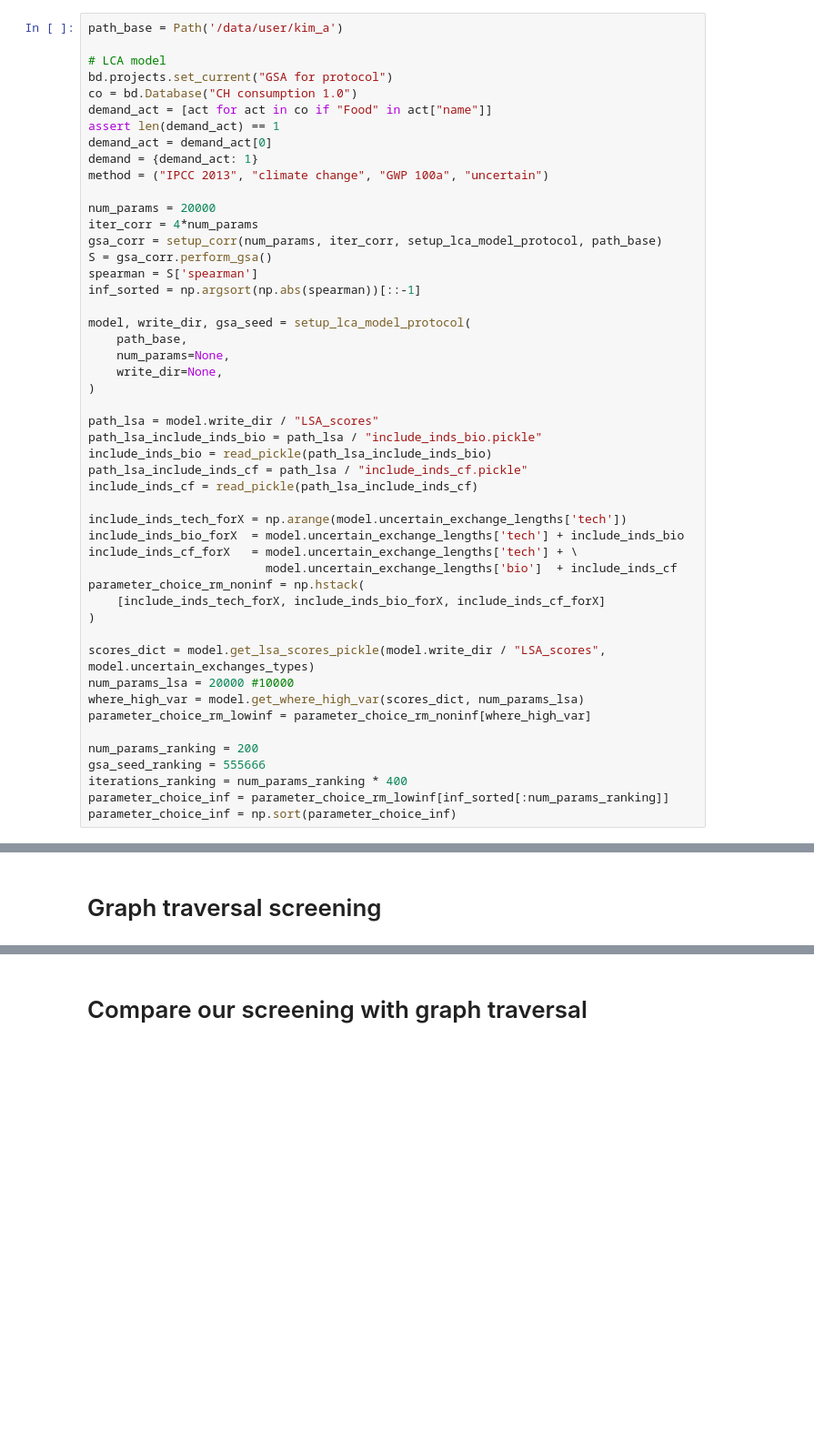
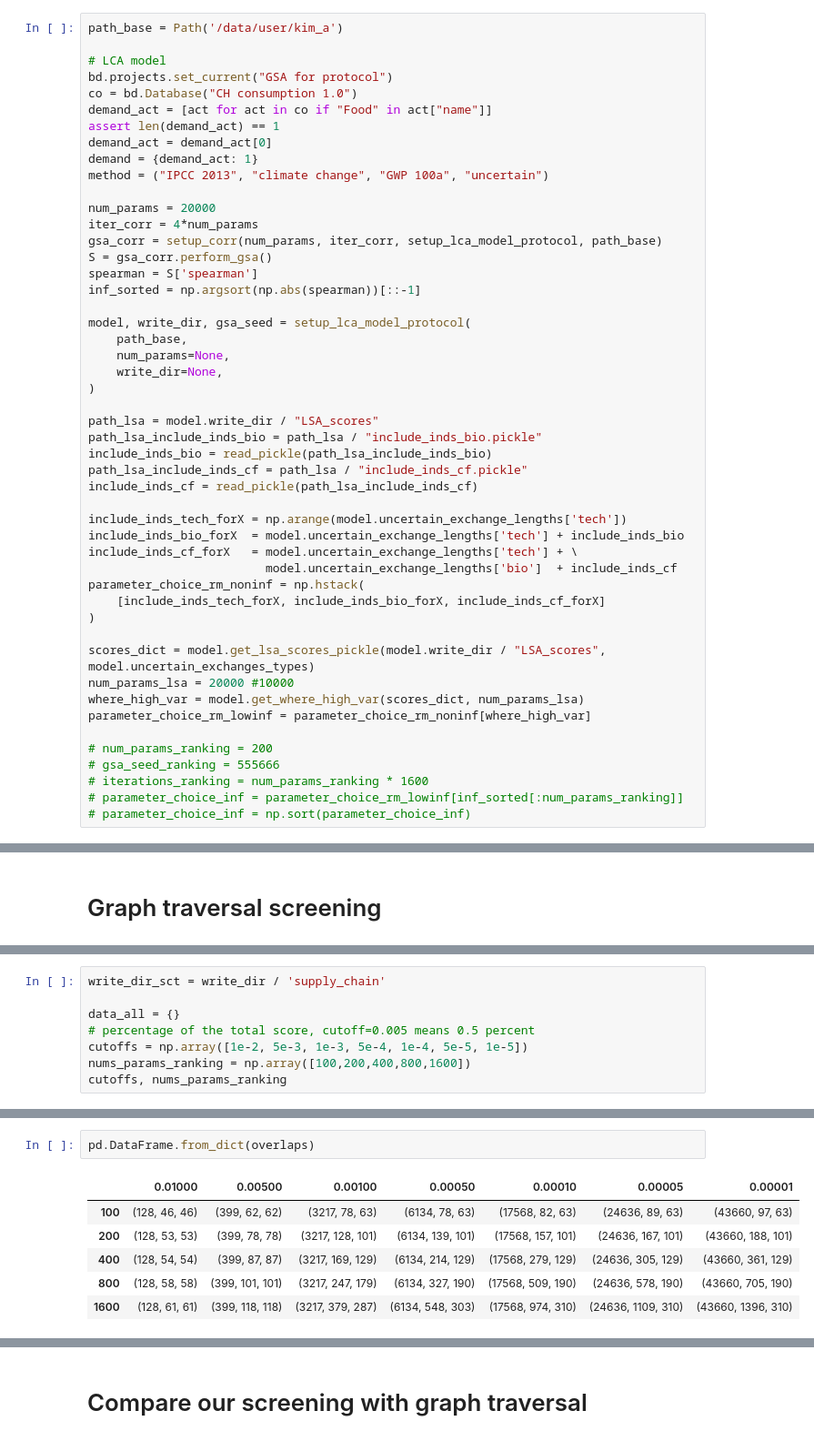
Before and after one commit to aleksandra-kim/gsa_framework, a Jupyter notebook: dev/run_protocol_gsa.ipynb, the cells around one changed output, grey strips where cells are left out. Shown: that part at 91% size. Cells and saved outputs as stored; diff of their text form; blank space fills up the shorter version.

```diff
--- a/dev/run_protocol_gsa.ipynb
+++ b/dev/run_protocol_gsa.ipynb
@@ -55,8 +64,8 @@ num_params_lsa = 20000 #10000
 where_high_var = model.get_where_high_var(scores_dict, num_params_lsa)
 parameter_choice_rm_lowinf = parameter_choice_rm_noninf[where_high_var]
 
-num_params_ranking = 200
-gsa_seed_ranking = 555666
-iterations_ranking = num_params_ranking * 400
-parameter_choice_inf = parameter_choice_rm_lowinf[inf_sorted[:num_params_ranking]]
-parameter_choice_inf = np.sort(parameter_choice_inf)
+# num_params_ranking = 200
+# gsa_seed_ranking = 555666
+# iterations_ranking = num_params_ranking * 1600
+# parameter_choice_inf = parameter_choice_rm_lowinf[inf_sorted[:num_params_ranking]]
+# parameter_choice_inf = np.sort(parameter_choice_inf)
@@ -136,0 +184,8 @@ parameter_choice_inf_graph = parameter_choice_inf_tech + parameter_choice_inf_bi
+# %%
+write_dir_sct = write_dir / 'supply_chain'
+
+data_all = {}
+# percentage of the total score, cutoff=0.005 means 0.5 percent
+cutoffs = np.array([1e-2, 5e-3, 1e-3, 5e-4, 1e-4, 5e-5, 1e-5])
+nums_params_ranking = np.array([100,200,400,800,1600])
+cutoffs, nums_params_ranking
@@ -136,0 +276,9 @@ parameter_choice_inf_graph = parameter_choice_inf_tech + parameter_choice_inf_bi
+# %%
+pd.DataFrame.from_dict(overlaps)
+# %% [output]
+|  | 0.01000 | 0.00500 | 0.00100 | 0.00050 | 0.00010 | 0.00005 | 0.00001 |
+| 100 | (128, 46, 46) | (399, 62, 62) | (3217, 78, 63) | (6134, 78, 63) | (17568, 82, 63) | (24636, 89, 63) | (43660, 97, 63) |
+| 200 | (128, 53, 53) | (399, 78, 78) | (3217, 128, 101) | (6134, 139, 101) | (17568, 157, 101) | (24636, 167, 101) | (43660, 188, 101) |
+| 400 | (128, 54, 54) | (399, 87, 87) | (3217, 169, 129) | (6134, 214, 129) | (17568, 279, 129) | (24636, 305, 129) | (43660, 361, 129) |
+| 800 | (128, 58, 58) | (399, 101, 101) | (3217, 247, 179) | (6134, 327, 190) | (17568, 509, 190) | (24636, 578, 190) | (43660, 705, 190) |
+| 1600 | (128, 61, 61) | (399, 118, 118) | (3217, 379, 287) | (6134, 548, 303) | (17568, 974, 310) | (24636, 1109, 310) | (43660, 1396, 310) |
```
Also changed, not shown: parts of 49 cells of this notebook.
